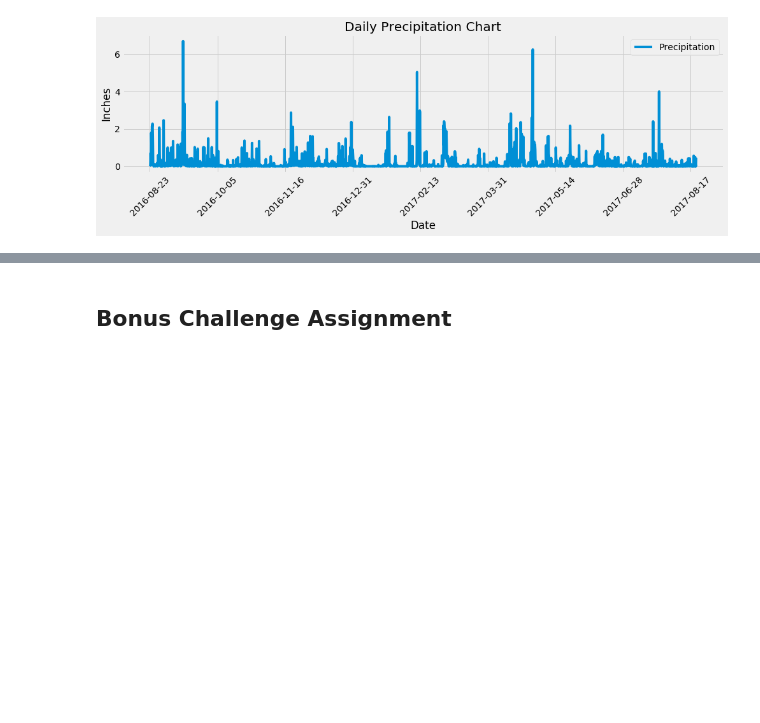
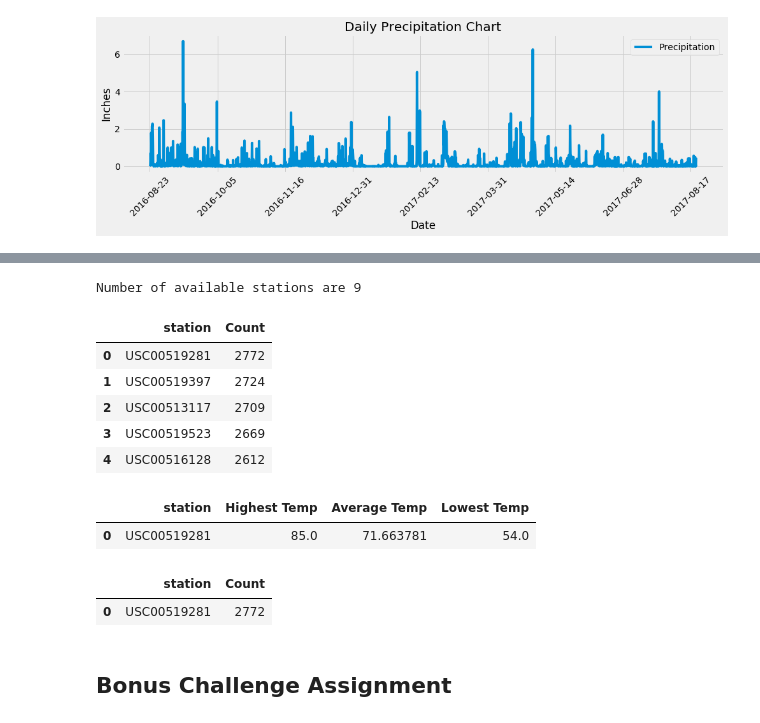
Before and after one commit to prerak-patel/sqlalchemy-challenge, a Jupyter notebook: climate_starter.ipynb, the cells around one changed output, grey strips where cells are left out. Drawn from its saved outputs; the diff is of its cells as text; code cells hidden in the pictures; blank space fills up the shorter version.

Commit message:
Station Analysis

```diff
--- a/climate_starter.ipynb
+++ b/climate_starter.ipynb
@@ -84,14 +100,57 @@ plt.tight_layout()
 # %%
 # Design a query to show how many stations are available in this dataset?
+available_stations = (session
+         .query(Station.station)
+         .distinct().count())
+
+print(f"Number of available stations are {available_stations}")
+# %% [output]
+Number of available stations are 9
 # %%
 # What are the most active stations? (i.e. what stations have the most rows)?
 # List the stations and the counts in descending order.
+active_stations = (session
+                   .query(Measurement.station,func.count(Measurement.station).label('Count'))
+                  .group_by(Measurement.station)
+                  .order_by('Count DESC'))
+
+active_stations_df = pd.read_sql_query(active_stations.statement, session.get_bind())
+
+active_stations_df.head()
+# %% [output]
+|  | station | Count |
+| 0 | USC00519281 | 2772 |
+| 1 | USC00519397 | 2724 |
+| 2 | USC00513117 | 2709 |
+| 3 | USC00519523 | 2669 |
+| 4 | USC00516128 | 2612 |
 # %%
 # Using the station id from the previous query, calculate the lowest temperature recorded,
 # highest temperature recorded, and average temperature of the most active station?
+
+measurement_agg = (session
+                   .query(Measurement.station,func.max(Measurement.tobs).label('Highest Temp'),func.avg(Measurement.tobs).label('Average Temp'),func.min(Measurement.tobs).label('Lowest Temp'))
+                  .filter(Measurement.station == "USC00519281"))
+
+measurement_agg_df = pd.read_sql_query(measurement_agg.statement, session.get_bind())
+measurement_agg_df.head()
+# %% [output]
+|  | station | Highest Temp | Average Temp | Lowest Temp |
+| 0 | USC00519281 | 85.0 | 71.663781 | 54.0 |
 # %%
 # Choose the station with the highest number of temperature observations.
 # Query the last 12 months of temperature observation data for this station and plot the results as a histogram
+
+highest_temp_observation_station = (session
+                                   .query((Measurement.station),func.count(Measurement.tobs).label('Count'))
+                                   .group_by(Measurement.station)
+                                   .order_by('Count DESC').limit(1))
+
+highest_temp_observation_station_df = pd.read_sql_query(highest_temp_observation_station.statement, session.get_bind())
+highest_temp_observation_station_df.head()
+# %% [output]
+|  | station | Count |
+| 0 | USC00519281 | 2772 |
 # %% [markdown]
 ## Bonus Challenge Assignment
 # %%
```
Also changed, not shown: parts of 1 cell of this notebook.
